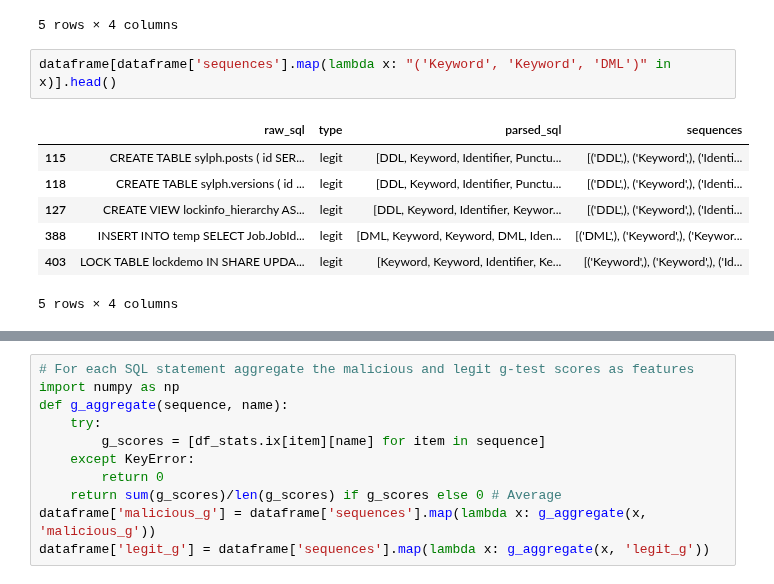
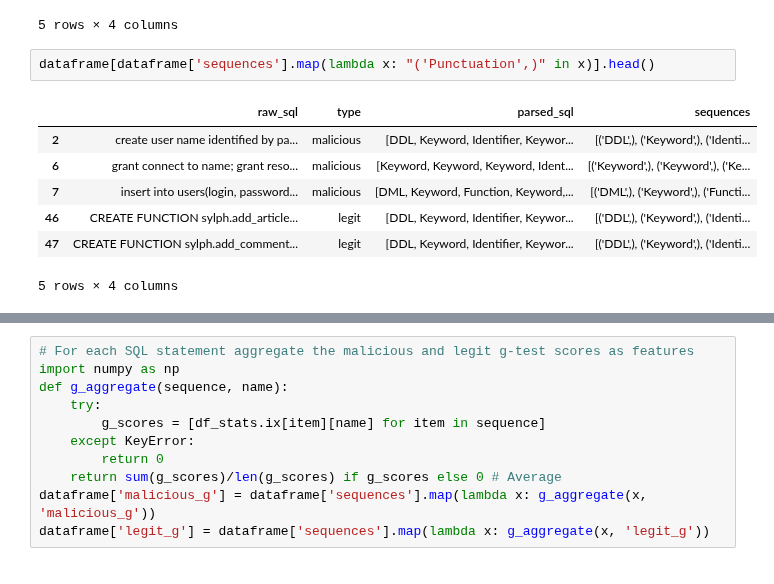
Before and after one commit to SuperCowPowers/data_hacking, a Jupyter notebook: sql_injection/sql_injection.ipynb, the cells around one changed output, grey strips where cells are left out. Saved outputs shown, nothing was run; the diff lists cells and outputs as text.

```diff
--- a/sql_injection/sql_injection.ipynb
+++ b/sql_injection/sql_injection.ipynb
@@ -191,12 +195,12 @@ dataframe[dataframe['sequences'].map(lambda x: "('Single', 'Identifier')" in x)]
 | 1044 | '; if is_srvrolemember('sysadmin'... | malicious | [Single, Identifier, Single, Inte... | [('Single',), ('Identifier',), ('... |
 5 rows × 4 columns
 # %%
-dataframe[dataframe['sequences'].map(lambda x: "('Keyword', 'Keyword', 'DML')" in x)].head()
+dataframe[dataframe['sequences'].map(lambda x: "('Punctuation',)" in x)].head()
 # %% [output]
 |  | raw_sql | type | parsed_sql | sequences |
-| 115 | CREATE TABLE sylph.posts ( id SER... | legit | [DDL, Keyword, Identifier, Punctu... | [('DDL',), ('Keyword',), ('Identi... |
-| 118 | CREATE TABLE sylph.versions ( id ... | legit | [DDL, Keyword, Identifier, Punctu... | [('DDL',), ('Keyword',), ('Identi... |
-| 127 | CREATE VIEW lockinfo_hierarchy AS... | legit | [DDL, Keyword, Identifier, Keywor... | [('DDL',), ('Keyword',), ('Identi... |
-| 388 | INSERT INTO temp SELECT Job.JobId... | legit | [DML, Keyword, Keyword, DML, Iden... | [('DML',), ('Keyword',), ('Keywor... |
-| 403 | LOCK TABLE lockdemo IN SHARE UPDA... | legit | [Keyword, Keyword, Identifier, Ke... | [('Keyword',), ('Keyword',), ('Id... |
+| 2 | create user name identified by pa... | malicious | [DDL, Keyword, Identifier, Keywor... | [('DDL',), ('Keyword',), ('Identi... |
+| 6 | grant connect to name; grant reso... | malicious | [Keyword, Keyword, Keyword, Ident... | [('Keyword',), ('Keyword',), ('Ke... |
+| 7 | insert into users(login, password... | malicious | [DML, Keyword, Function, Keyword,... | [('DML',), ('Keyword',), ('Functi... |
+| 46 | CREATE FUNCTION sylph.add_article... | legit | [DDL, Keyword, Identifier, Keywor... | [('DDL',), ('Keyword',), ('Identi... |
+| 47 | CREATE FUNCTION sylph.add_comment... | legit | [DDL, Keyword, Identifier, Keywor... | [('DDL',), ('Keyword',), ('Identi... |
 5 rows × 4 columns
```
Also changed, not shown: parts of 12 cells of this notebook.
